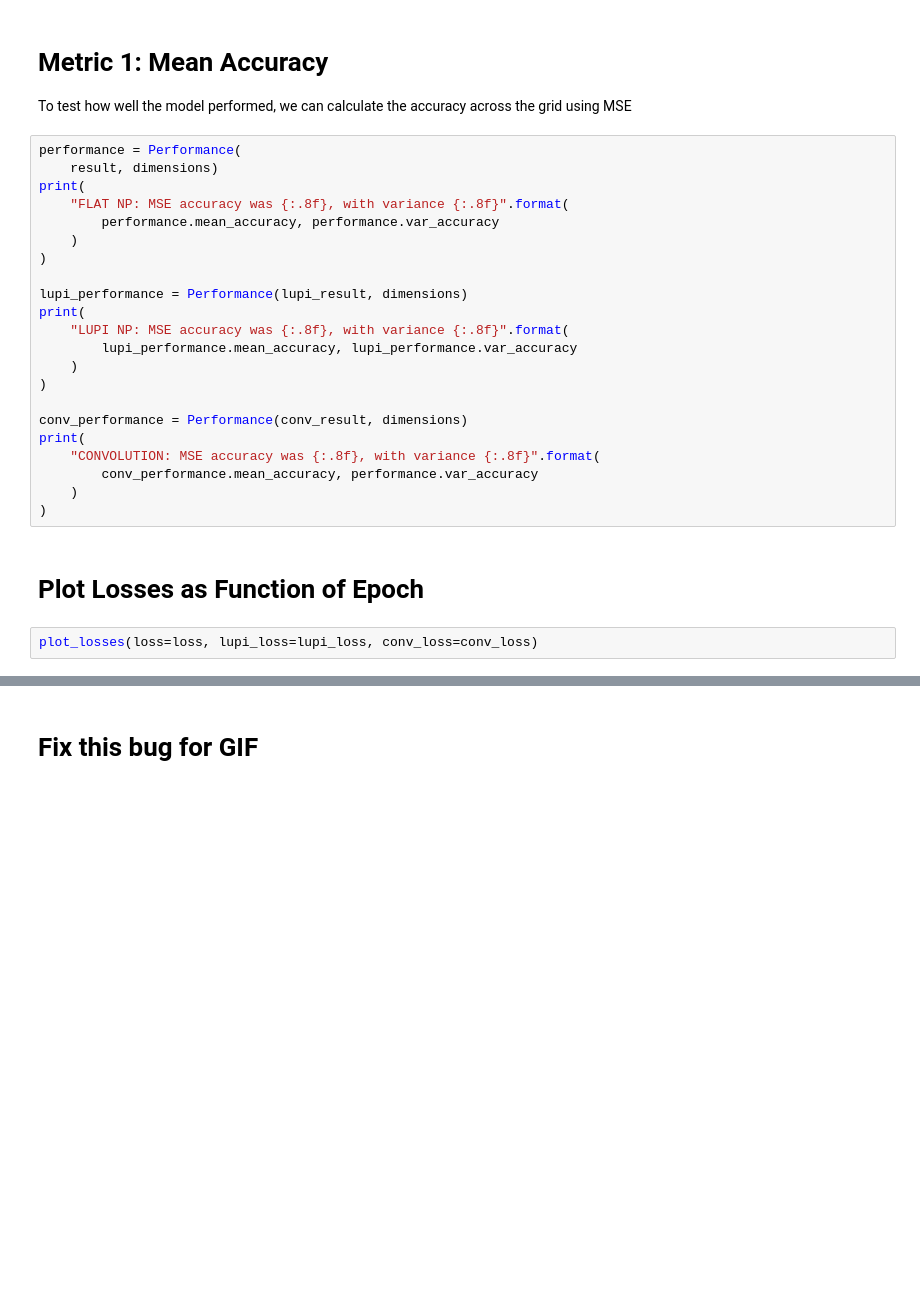
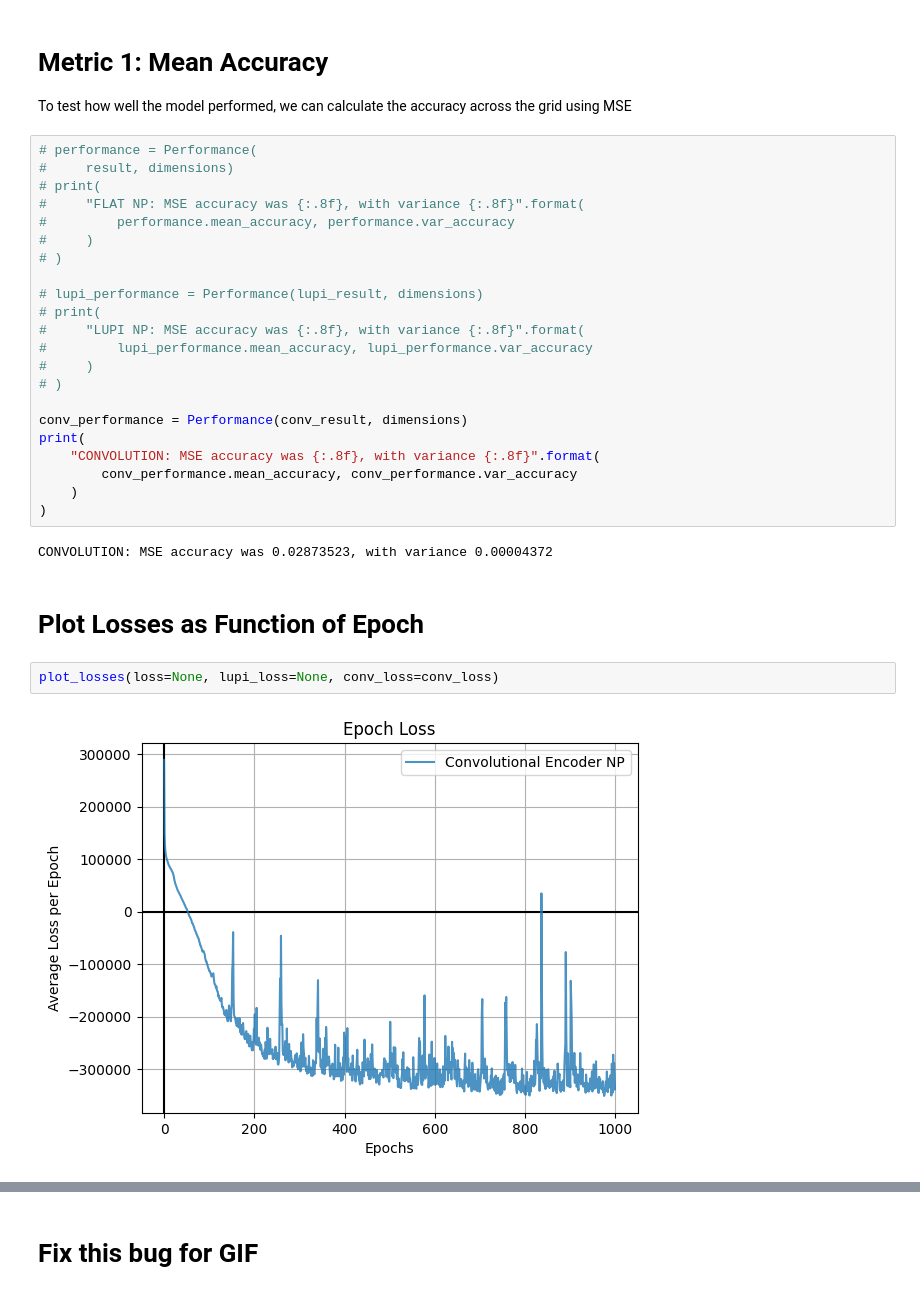
Before and after one commit to alexking100/part_III_project, a Jupyter notebook: np_heat_diffusion.ipynb, the cells around one changed output, grey strips where cells are left out. Cells and saved outputs as stored; diff of their text form; blank space fills up the shorter version.

Commit message:
matplotlib standardize, heatmap gifs

```diff
--- a/np_heat_diffusion.ipynb
+++ b/np_heat_diffusion.ipynb
@@ -376,28 +376,32 @@ assert conv_result_noise[0][2].shape == (grid_size, grid_size)
 
 To test how well the model performed, we can calculate the accuracy across the grid using MSE
 # %%
-performance = Performance(
-    result, dimensions)
-print(
-    "FLAT NP: MSE accuracy was {:.8f}, with variance {:.8f}".format(
-        performance.mean_accuracy, performance.var_accuracy
-    )
-)
+# performance = Performance(
+#     result, dimensions)
+# print(
+#     "FLAT NP: MSE accuracy was {:.8f}, with variance {:.8f}".format(
+#         performance.mean_accuracy, performance.var_accuracy
+#     )
+# )
 
-lupi_performance = Performance(lupi_result, dimensions)
-print(
-    "LUPI NP: MSE accuracy was {:.8f}, with variance {:.8f}".format(
-        lupi_performance.mean_accuracy, lupi_performance.var_accuracy
-    )
-)
+# lupi_performance = Performance(lupi_result, dimensions)
+# print(
+#     "LUPI NP: MSE accuracy was {:.8f}, with variance {:.8f}".format(
+#         lupi_performance.mean_accuracy, lupi_performance.var_accuracy
+#     )
+# )
 
 conv_performance = Performance(conv_result, dimensions)
 print(
     "CONVOLUTION: MSE accuracy was {:.8f}, with variance {:.8f}".format(
-        conv_performance.mean_accuracy, performance.var_accuracy
+        conv_performance.mean_accuracy, conv_performance.var_accuracy
     )
 )
+# %% [output]
+CONVOLUTION: MSE accuracy was 0.02873523, with variance 0.00004372
 # %% [markdown]
 # Plot Losses as Function of Epoch
 # %%
-plot_losses(loss=loss, lupi_loss=lupi_loss, conv_loss=conv_loss)
+plot_losses(loss=None, lupi_loss=None, conv_loss=conv_loss)
+# %% [output]
+[figure, added]
```
Also changed, not shown: parts of 4 cells of this notebook, 10 other files.
